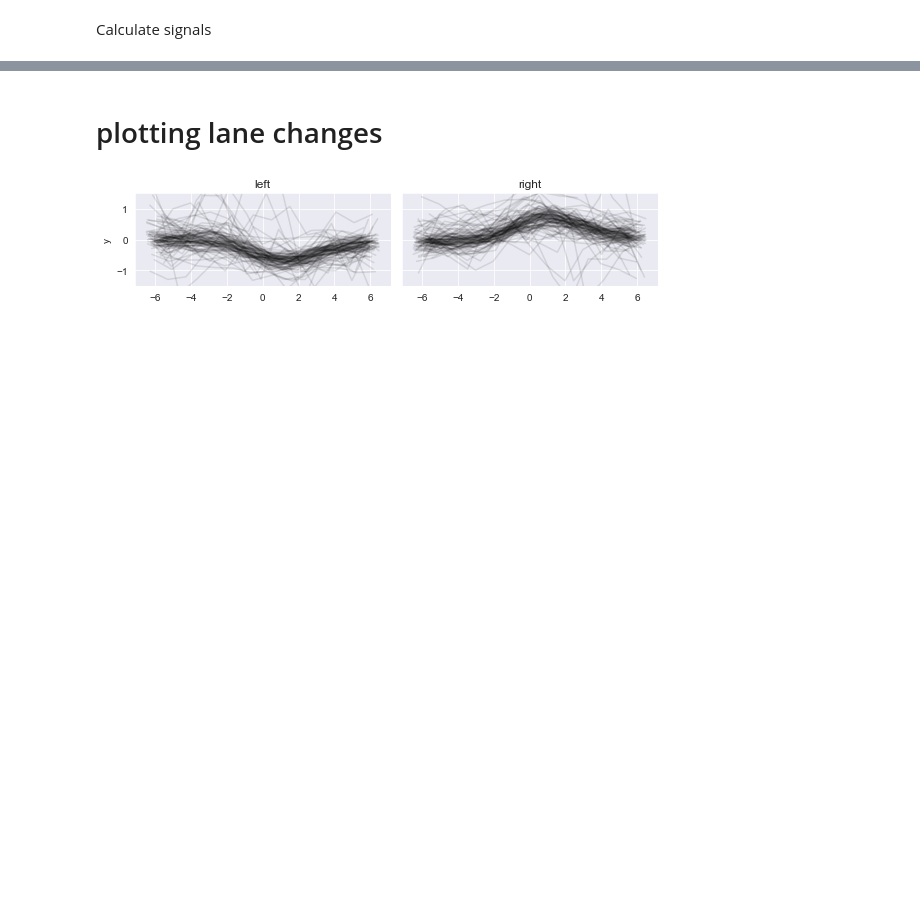
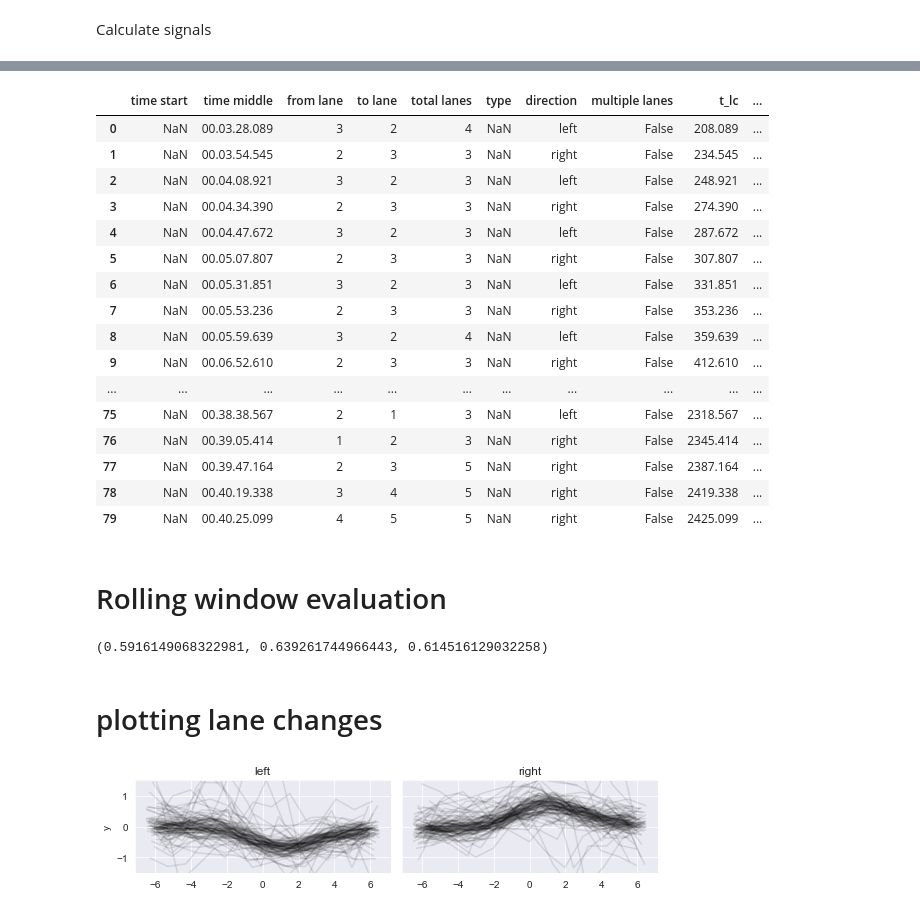
Before and after one commit to tomdries/gps-lane-changes, a Jupyter notebook: analysis.ipynb, the cells around one changed output, grey strips where cells are left out. Drawn from its saved outputs; the diff is of its cells as text; code cells hidden in the pictures; blank space fills up the shorter version.

```diff
--- a/analysis.ipynb
+++ b/analysis.ipynb
@@ -52,0 +189,22 @@ trip_dfs = calculate_signals_alltrips(trip_dfs, filter_params)
+# %%
+lca_df
+# %% [output]
+|  | time start | time middle | from lane | to lane | total lanes | type | direction | multiple lanes | t_lc | ... |
+| 0 | NaN | 00.03.28.089 | 3 | 2 | 4 | NaN | left | False | 208.089 | ... |
+| 1 | NaN | 00.03.54.545 | 2 | 3 | 3 | NaN | right | False | 234.545 | ... |
+| 2 | NaN | 00.04.08.921 | 3 | 2 | 3 | NaN | left | False | 248.921 | ... |
+| 3 | NaN | 00.04.34.390 | 2 | 3 | 3 | NaN | right | False | 274.390 | ... |
+| 4 | NaN | 00.04.47.672 | 3 | 2 | 3 | NaN | left | False | 287.672 | ... |
+| 5 | NaN | 00.05.07.807 | 2 | 3 | 3 | NaN | right | False | 307.807 | ... |
+| 6 | NaN | 00.05.31.851 | 3 | 2 | 3 | NaN | left | False | 331.851 | ... |
+| 7 | NaN | 00.05.53.236 | 2 | 3 | 3 | NaN | right | False | 353.236 | ... |
+| 8 | NaN | 00.05.59.639 | 3 | 2 | 4 | NaN | left | False | 359.639 | ... |
+| 9 | NaN | 00.06.52.610 | 2 | 3 | 3 | NaN | right | False | 412.610 | ... |
+| ... | ... | ... | ... | ... | ... | ... | ... | ... | ... | ... |
+| 75 | NaN | 00.38.38.567 | 2 | 1 | 3 | NaN | left | False | 2318.567 | ... |
+| 76 | NaN | 00.39.05.414 | 1 | 2 | 3 | NaN | right | False | 2345.414 | ... |
+| 77 | NaN | 00.39.47.164 | 2 | 3 | 5 | NaN | right | False | 2387.164 | ... |
+| 78 | NaN | 00.40.19.338 | 3 | 4 | 5 | NaN | right | False | 2419.338 | ... |
+| 79 | NaN | 00.40.25.099 | 4 | 5 | 5 | NaN | right | False | 2425.099 | ... |
+# %% [markdown]
+# Rolling window evaluation
@@ -52,0 +252,4 @@ trip_dfs = calculate_signals_alltrips(trip_dfs, filter_params)
+# %%
+precision_recall_f1(results.TP,results.FN,results.FP)
+# %% [output]
+(0.5916149068322981, 0.639261744966443, 0.614516129032258)
```
Also changed, not shown: parts of 30 cells of this notebook, 1 other file.
